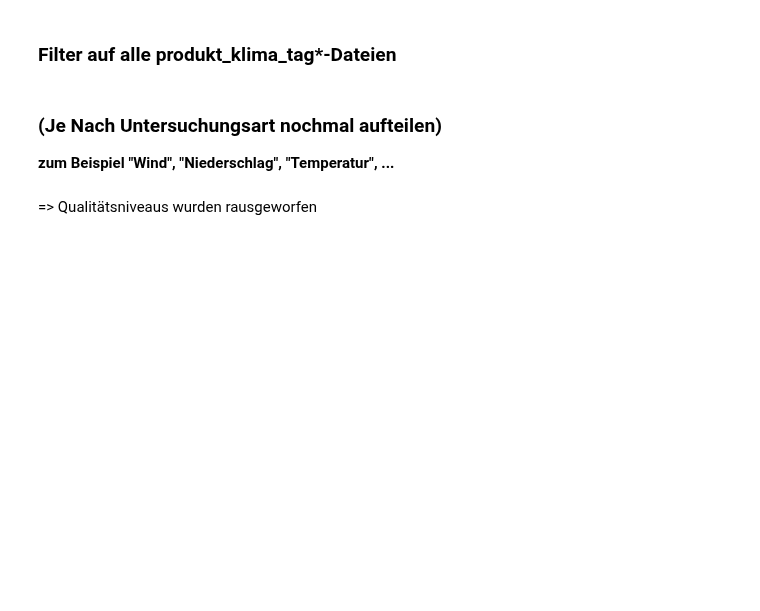
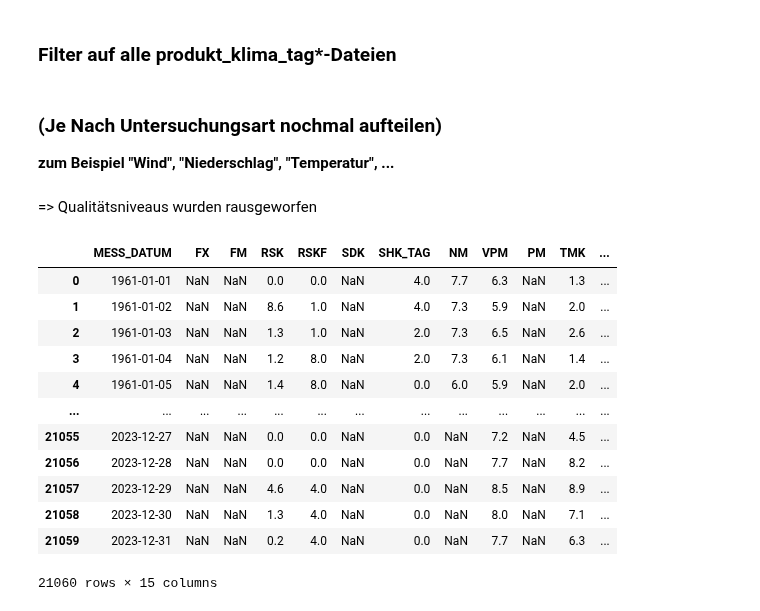
Before and after one commit to Fxvdi/dabi2-project, a Jupyter notebook: Wetterdaten-Filter.ipynb, the cells around one changed output. Cells and saved outputs as stored; diff of their text form; code cells hidden in the pictures; blank space fills up the shorter version.

```diff
--- a/Wetterdaten-Filter.ipynb
+++ b/Wetterdaten-Filter.ipynb
@@ -130,0 +139,19 @@ df = pd.read_csv("Daten/cleaned_data/5792_produkt_klima_tag.csv")
+# %%
+import numpy as np
+#df.to_csv("Daten/cleaned_data/5717_produkt_klima_tag.csv")
+df.replace(-999, np.nan, inplace=True)
+df
+# %% [output]
+|  | MESS_DATUM | FX | FM | RSK | RSKF | SDK | SHK_TAG | NM | VPM | PM | TMK | ... |
+| 0 | 1961-01-01 | NaN | NaN | 0.0 | 0.0 | NaN | 4.0 | 7.7 | 6.3 | NaN | 1.3 | ... |
+| 1 | 1961-01-02 | NaN | NaN | 8.6 | 1.0 | NaN | 4.0 | 7.3 | 5.9 | NaN | 2.0 | ... |
+| 2 | 1961-01-03 | NaN | NaN | 1.3 | 1.0 | NaN | 2.0 | 7.3 | 6.5 | NaN | 2.6 | ... |
+| 3 | 1961-01-04 | NaN | NaN | 1.2 | 8.0 | NaN | 2.0 | 7.3 | 6.1 | NaN | 1.4 | ... |
+| 4 | 1961-01-05 | NaN | NaN | 1.4 | 8.0 | NaN | 0.0 | 6.0 | 5.9 | NaN | 2.0 | ... |
+| ... | ... | ... | ... | ... | ... | ... | ... | ... | ... | ... | ... | ... |
+| 21055 | 2023-12-27 | NaN | NaN | 0.0 | 0.0 | NaN | 0.0 | NaN | 7.2 | NaN | 4.5 | ... |
+| 21056 | 2023-12-28 | NaN | NaN | 0.0 | 0.0 | NaN | 0.0 | NaN | 7.7 | NaN | 8.2 | ... |
+| 21057 | 2023-12-29 | NaN | NaN | 4.6 | 4.0 | NaN | 0.0 | NaN | 8.5 | NaN | 8.9 | ... |
+| 21058 | 2023-12-30 | NaN | NaN | 1.3 | 4.0 | NaN | 0.0 | NaN | 8.0 | NaN | 7.1 | ... |
+| 21059 | 2023-12-31 | NaN | NaN | 0.2 | 4.0 | NaN | 0.0 | NaN | 7.7 | NaN | 6.3 | ... |
+21060 rows × 15 columns
```
Also changed, not shown: parts of 16 cells of this notebook, 28 other files.
